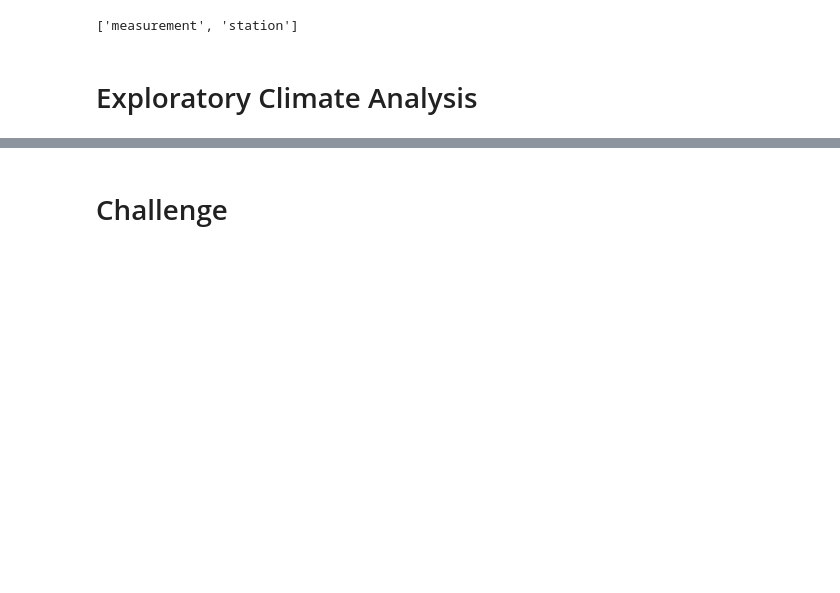
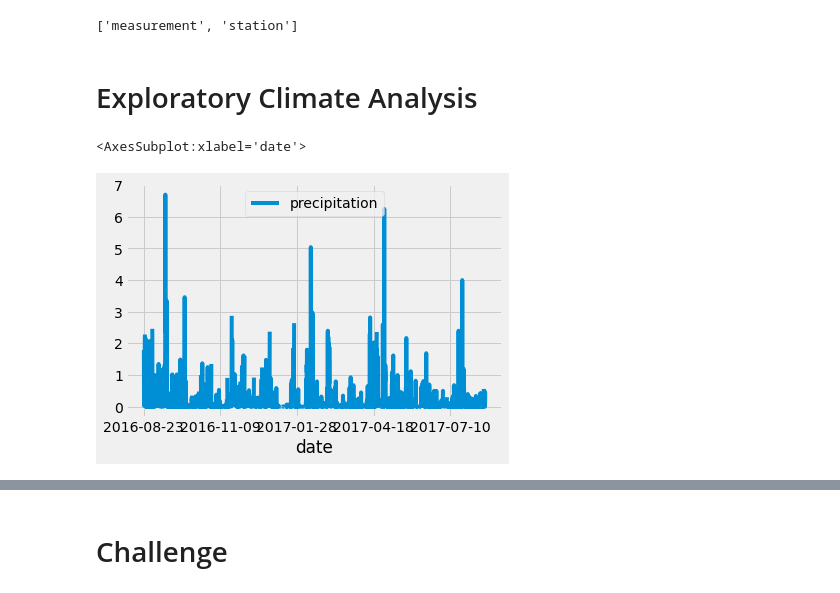
Before and after one commit to Quinneth/surfs_up, a Jupyter notebook: climate_analysis.ipynb, the cells around one changed output, grey strips where cells are left out. Drawn from its saved outputs; the diff is of its cells as text; code cells hidden in the pictures; blank space fills up the shorter version.

```diff
--- a/climate_analysis.ipynb
+++ b/climate_analysis.ipynb
@@ -53,13 +66,36 @@ session = Session(engine)
 # %%
 # Design a query to retrieve the last 12 months of precipitation data and plot the results.
 #Starting from the last data point in the database.
-
+#  create variable called prev_year and use datetime depend previously imported
+# datetime dep. has function called dt.date() which specifies  the daate in the format y,m,d
+prev_year = dt.date(2017, 8, 23)
 # Calculate the date one year from the last date in data set.
-
+prev_year = dt.date(2017, 8, 23) - dt.timedelta(days=365)
 # Perform a query to retrieve the data and precipitation scores
+# retrieve: create a varable to store results
+results = []
+# session.query fx how to begin all queries in sqlalchemy
+# 2 parameters--ref measurment table using measurment.date and measurment.prcp
+results = session.query(Measurement.date, Measurement.prcp).filter(Measurement.date >= prev_year).all()
 
 # Save the query results as a Pandas DataFrame and set the index to the date column
+#create variable df
+# use parameter--this saves query results in 2 columns date and precip
+df = pd.DataFrame(results, columns=['date','precipitation'])
 
-# Sort the dataframe by date
+# set index fx
+# use inplace=true to specify  we do NOT want to create a new dataframe with modified specifications
+# flase= do want to create...
+df.set_index(df['date'], inplace=True)
+
+# Sort values by data (the dataframe by date)
+# since already set index to date column--can use new index to sort results
+df = df.sort_index()
 
 # Use Pandas Plotting with Matplotlib to plot the data
+# x-axis = dates from datasets
+# Y-axis = total precip for each day
+df.plot()
+# %% [output]
+<AxesSubplot:xlabel='date'>
+[figure, added]
```
Also changed, not shown: parts of 14 cells of this notebook, 3 other files.
